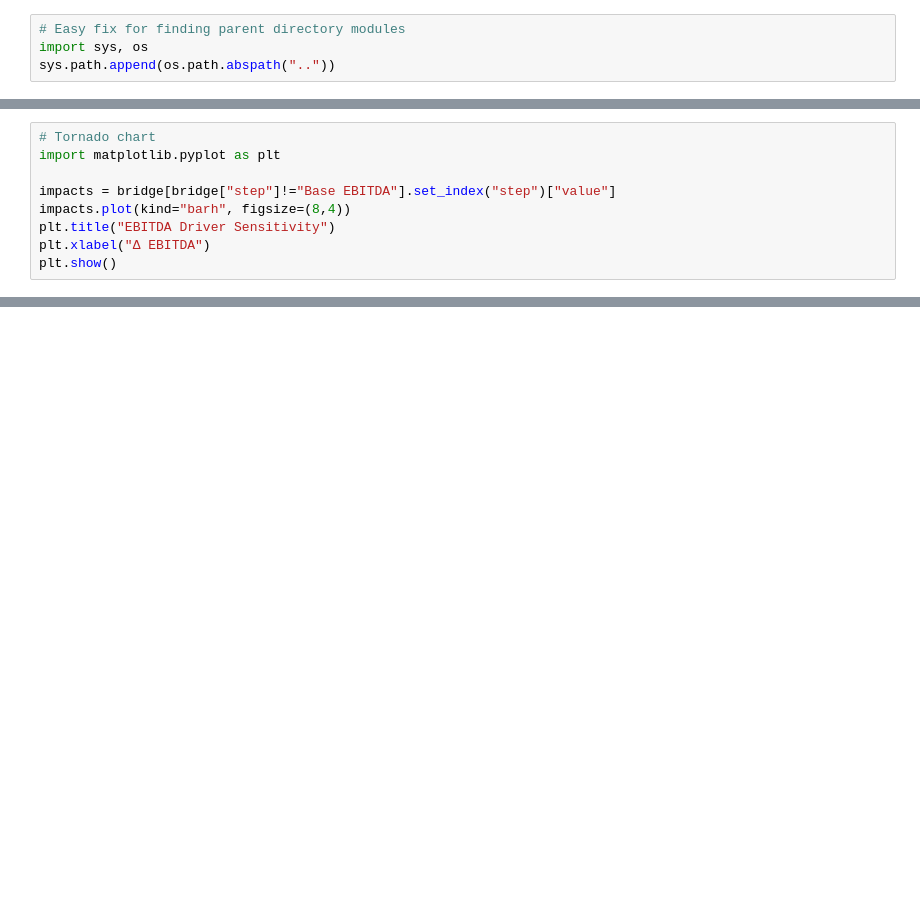
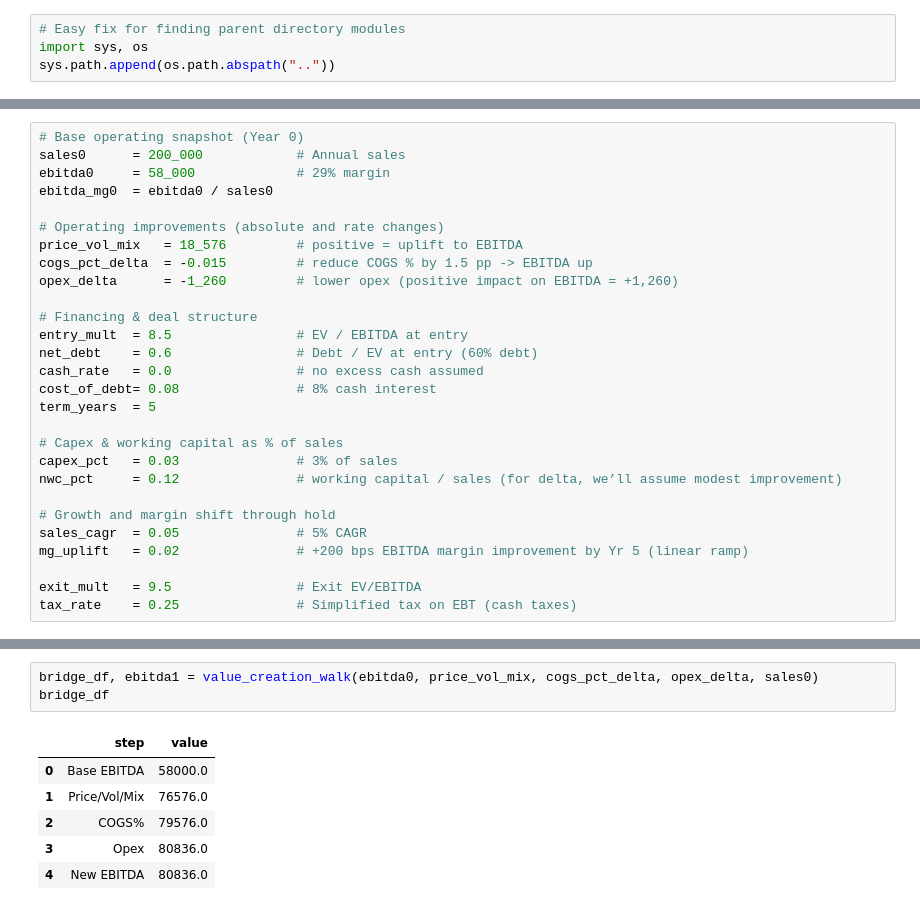
Before and after one commit to Alejandro-HerraizSen/value-ops-lab, a Jupyter notebook: notebooks/03_lbo_sensitivity.ipynb, the cells around one changed output, grey strips where cells are left out. Cells and saved outputs as stored; diff of their text form; blank space fills up the shorter version.

```diff
--- a/notebooks/03_lbo_sensitivity.ipynb
+++ b/notebooks/03_lbo_sensitivity.ipynb
@@ -27,9 +29,28 @@ bridge
 # %%
-# Tornado chart
-import matplotlib.pyplot as plt
+# Base operating snapshot (Year 0)
+sales0      = 200_000            # Annual sales
+ebitda0     = 58_000             # 29% margin
+ebitda_mg0  = ebitda0 / sales0
 
-impacts = bridge[bridge["step"]!="Base EBITDA"].set_index("step")["value"]
-impacts.plot(kind="barh", figsize=(8,4))
-plt.title("EBITDA Driver Sensitivity")
-plt.xlabel("Δ EBITDA")
-plt.show()
+# Operating improvements (absolute and rate changes)
+price_vol_mix   = 18_576         # positive = uplift to EBITDA
+cogs_pct_delta  = -0.015         # reduce COGS % by 1.5 pp -> EBITDA up
+opex_delta      = -1_260         # lower opex (positive impact on EBITDA = +1,260)
+
+# Financing & deal structure
+entry_mult  = 8.5                # EV / EBITDA at entry
+net_debt    = 0.6                # Debt / EV at entry (60% debt)
+cash_rate   = 0.0                # no excess cash assumed
+cost_of_debt= 0.08               # 8% cash interest
+term_years  = 5
+
+# Capex & working capital as % of sales
+capex_pct   = 0.03               # 3% of sales
+nwc_pct     = 0.12               # working capital / sales (for delta, we’ll assume modest improvement)
+
+# Growth and margin shift through hold
+sales_cagr  = 0.05               # 5% CAGR
+mg_uplift   = 0.02               # +200 bps EBITDA margin improvement by Yr 5 (linear ramp)
+
+exit_mult   = 9.5                # Exit EV/EBITDA
+tax_rate    = 0.25               # Simplified tax on EBT (cash taxes)
@@ -35,0 +150,10 @@ plt.show()
+# %%
+bridge_df, ebitda1 = value_creation_walk(ebitda0, price_vol_mix, cogs_pct_delta, opex_delta, sales0)
+bridge_df
+# %% [output]
+|  | step | value |
+| 0 | Base EBITDA | 58000.0 |
+| 1 | Price/Vol/Mix | 76576.0 |
+| 2 | COGS% | 79576.0 |
+| 3 | Opex | 80836.0 |
+| 4 | New EBITDA | 80836.0 |
```
Also changed, not shown: parts of 11 cells of this notebook, 4 other files.
